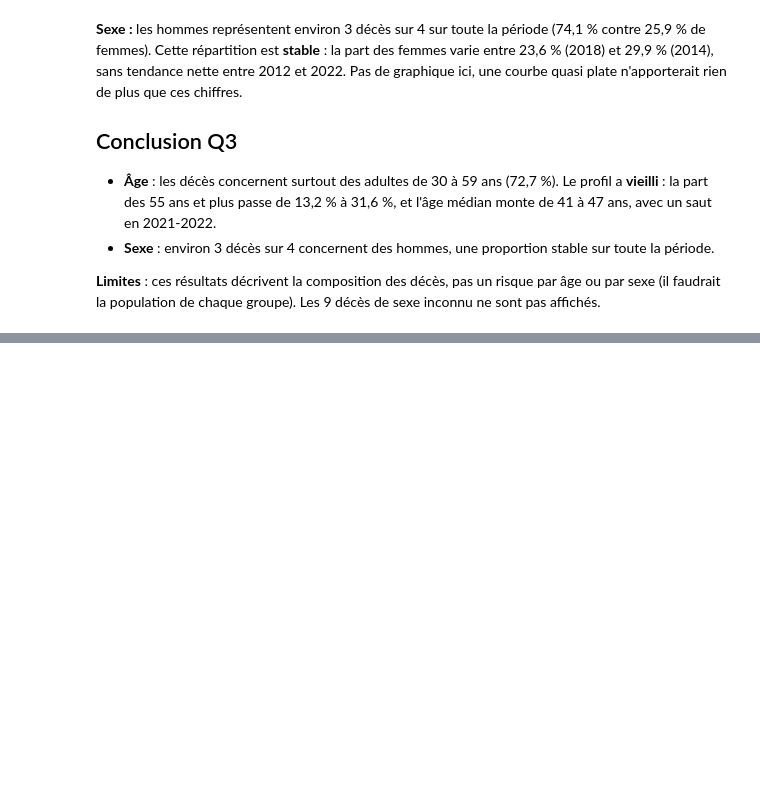
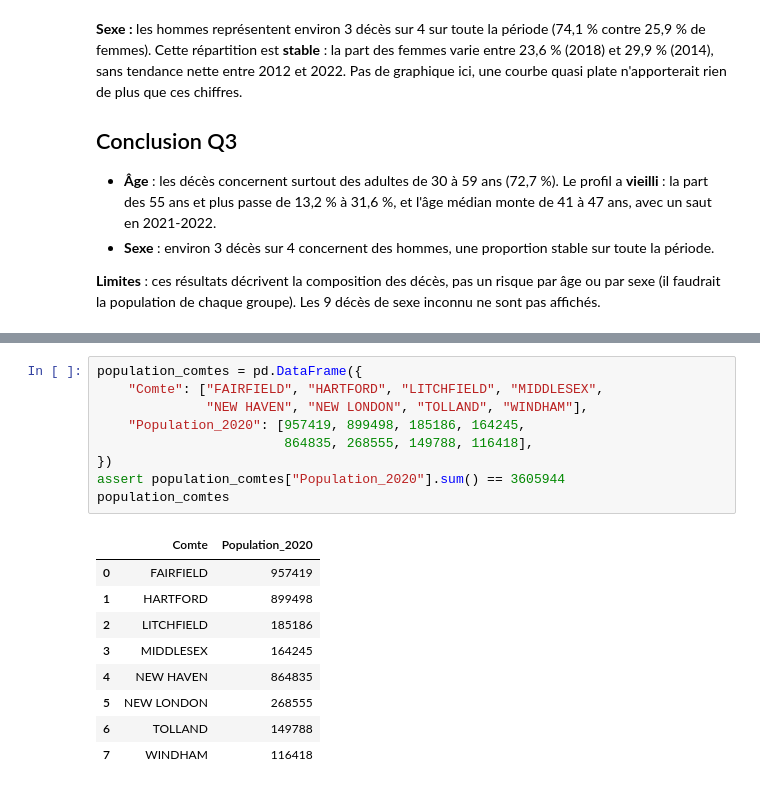
Before and after one commit to NoeChv-n/projet-analyse-overdose, a Jupyter notebook: notebooks/03_analyse.ipynb, the cells around one changed output, grey strips where cells are left out. Cells and saved outputs as stored; diff of their text form; blank space fills up the shorter version.

```diff
--- a/notebooks/03_analyse.ipynb
+++ b/notebooks/03_analyse.ipynb
@@ -413,0 +458,19 @@ Annee
+# %%
+population_comtes = pd.DataFrame({
+    "Comte": ["FAIRFIELD", "HARTFORD", "LITCHFIELD", "MIDDLESEX",
+              "NEW HAVEN", "NEW LONDON", "TOLLAND", "WINDHAM"],
+    "Population_2020": [957419, 899498, 185186, 164245,
+                        864835, 268555, 149788, 116418],
+})
+assert population_comtes["Population_2020"].sum() == 3605944
+population_comtes
+# %% [output]
+|  | Comte | Population_2020 |
+| 0 | FAIRFIELD | 957419 |
+| 1 | HARTFORD | 899498 |
+| 2 | LITCHFIELD | 185186 |
+| 3 | MIDDLESEX | 164245 |
+| 4 | NEW HAVEN | 864835 |
+| 5 | NEW LONDON | 268555 |
+| 6 | TOLLAND | 149788 |
+| 7 | WINDHAM | 116418 |
```
Also changed, not shown: parts of 3 cells of this notebook, 2 other files.
